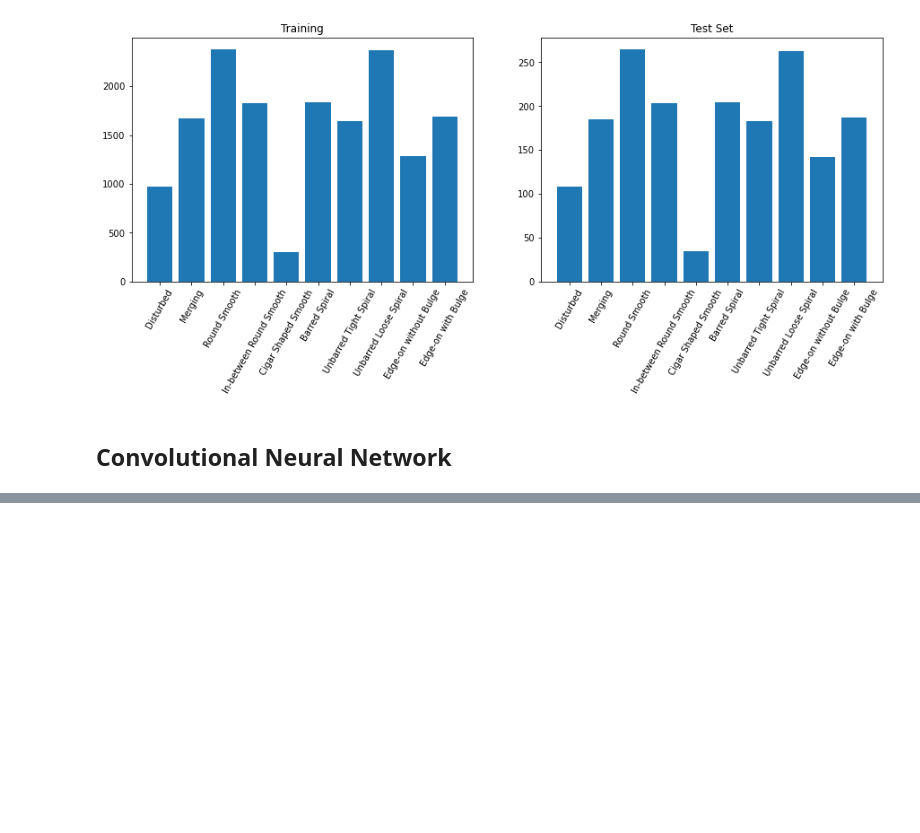
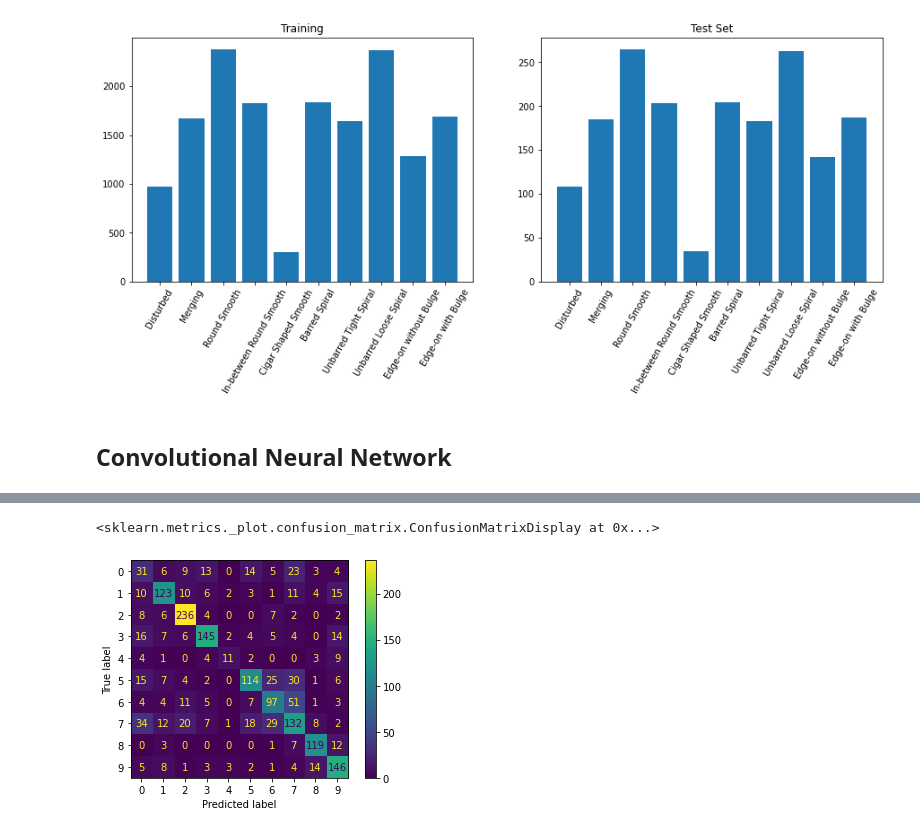
Before and after one commit to jstodd867/galaxy-classification, a Jupyter notebook: Exploration.ipynb, the cells around one changed output, grey strips where cells are left out. Saved outputs shown, nothing was run; the diff lists cells and outputs as text; code cells hidden in the pictures; blank space fills up the shorter version.

```diff
--- a/Exploration.ipynb
+++ b/Exploration.ipynb
@@ -106,0 +202,7 @@ Text(0.5, 1.0, 'Test Set')
+# %%
+# Save the model
+from datetime import datetime
+saved_model_path = "./saved_models/CNN1_20epochs_{}.h5".format(datetime.now().strftime("%Y%m%d"))
+model.save(saved_model_path)
+# %%
+loaded_model = keras.models.load_model(saved_model_path)
@@ -106,0 +234,9 @@ Text(0.5, 1.0, 'Test Set')
+# %%
+y_compare = loaded_model.predict_classes(test_images)
+# %%
+cm_2 = confusion_matrix(y_test, y_compare)
+disp_2 = ConfusionMatrixDisplay(confusion_matrix=cm_2)
+disp_2.plot()
+# %% [output]
+<sklearn.metrics._plot.confusion_matrix.ConfusionMatrixDisplay at 0x...>
+[figure, added]
```
Also changed, not shown: parts of 25 cells of this notebook.
